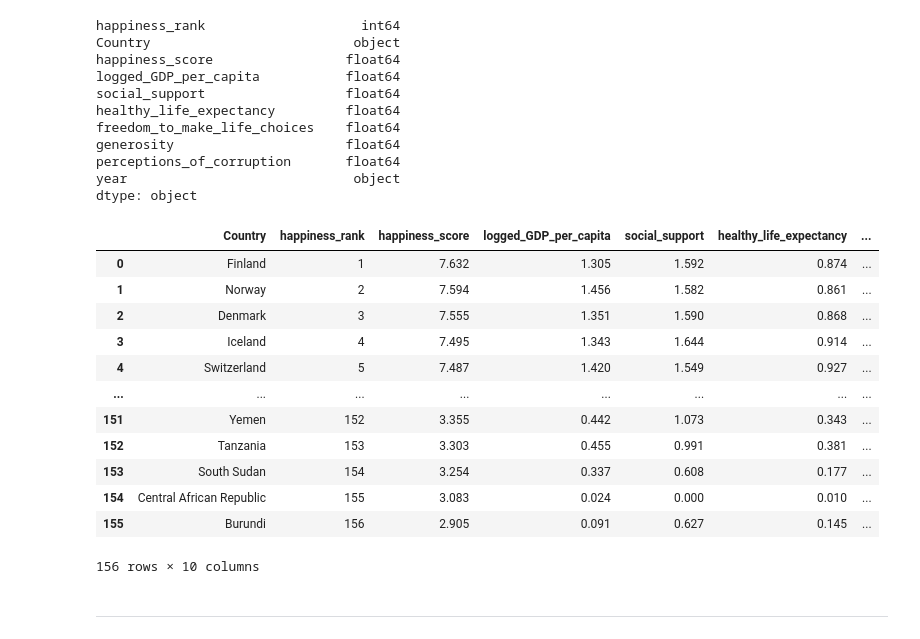
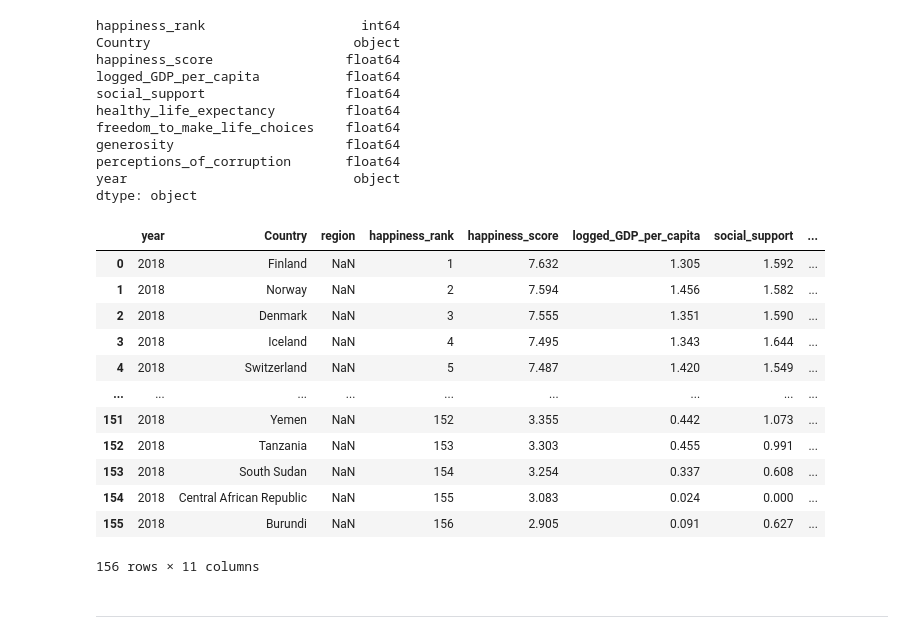
Before and after one commit to JJWarner/CF_WHR, a Jupyter notebook: Scripts/2. Wrangling and Concating WHR 2015 to 2019.ipynb, the cells around one changed output. Drawn from its saved outputs; the diff is of its cells as text; code cells hidden in the pictures.

```diff
--- a/Scripts/2. Wrangling and Concating WHR 2015 to 2019.ipynb
+++ b/Scripts/2. Wrangling and Concating WHR 2015 to 2019.ipynb
@@ -331,23 +425,22 @@ for col in DF_2018.columns.tolist():
     print (col)
 # %%
 # reorder columns
-DF_2018= DF_2018.reindex(columns=["Country","happiness_rank", "happiness_score", "logged_GDP_per_capita","social_support", "healthy_life_expectancy", "freedom_to_make_life_choices", "generosity", "perceptions_of_corruption", "year"])
-
+DF_2018= DF_2018.reindex(columns=["year","Country", "region", "happiness_rank", "happiness_score", "logged_GDP_per_capita","social_support", "healthy_life_expectancy", "freedom_to_make_life_choices", "generosity", "perceptions_of_corruption"])
 DF_2018
 # %% [output]
-|  | Country | happiness_rank | happiness_score | logged_GDP_per_capita | social_support | healthy_life_expectancy | ... |
-| 0 | Finland | 1 | 7.632 | 1.305 | 1.592 | 0.874 | ... |
-| 1 | Norway | 2 | 7.594 | 1.456 | 1.582 | 0.861 | ... |
-| 2 | Denmark | 3 | 7.555 | 1.351 | 1.590 | 0.868 | ... |
-| 3 | Iceland | 4 | 7.495 | 1.343 | 1.644 | 0.914 | ... |
-| 4 | Switzerland | 5 | 7.487 | 1.420 | 1.549 | 0.927 | ... |
-| ... | ... | ... | ... | ... | ... | ... | ... |
-| 151 | Yemen | 152 | 3.355 | 0.442 | 1.073 | 0.343 | ... |
-| 152 | Tanzania | 153 | 3.303 | 0.455 | 0.991 | 0.381 | ... |
-| 153 | South Sudan | 154 | 3.254 | 0.337 | 0.608 | 0.177 | ... |
-| 154 | Central African Republic | 155 | 3.083 | 0.024 | 0.000 | 0.010 | ... |
-| 155 | Burundi | 156 | 2.905 | 0.091 | 0.627 | 0.145 | ... |
+|  | year | Country | region | happiness_rank | happiness_score | logged_GDP_per_capita | social_support | ... |
+| 0 | 2018 | Finland | NaN | 1 | 7.632 | 1.305 | 1.592 | ... |
+| 1 | 2018 | Norway | NaN | 2 | 7.594 | 1.456 | 1.582 | ... |
+| 2 | 2018 | Denmark | NaN | 3 | 7.555 | 1.351 | 1.590 | ... |
+| 3 | 2018 | Iceland | NaN | 4 | 7.495 | 1.343 | 1.644 | ... |
+| 4 | 2018 | Switzerland | NaN | 5 | 7.487 | 1.420 | 1.549 | ... |
+| ... | ... | ... | ... | ... | ... | ... | ... | ... |
+| 151 | 2018 | Yemen | NaN | 152 | 3.355 | 0.442 | 1.073 | ... |
+| 152 | 2018 | Tanzania | NaN | 153 | 3.303 | 0.455 | 0.991 | ... |
+| 153 | 2018 | South Sudan | NaN | 154 | 3.254 | 0.337 | 0.608 | ... |
+| 154 | 2018 | Central African Republic | NaN | 155 | 3.083 | 0.024 | 0.000 | ... |
+| 155 | 2018 | Burundi | NaN | 156 | 2.905 | 0.091 | 0.627 | ... |
-156 rows × 10 columns
+156 rows × 11 columns
 # %% [markdown]
 ---
 # %% [markdown]
```
Also changed, not shown: parts of 56 cells of this notebook, 27 other files.
